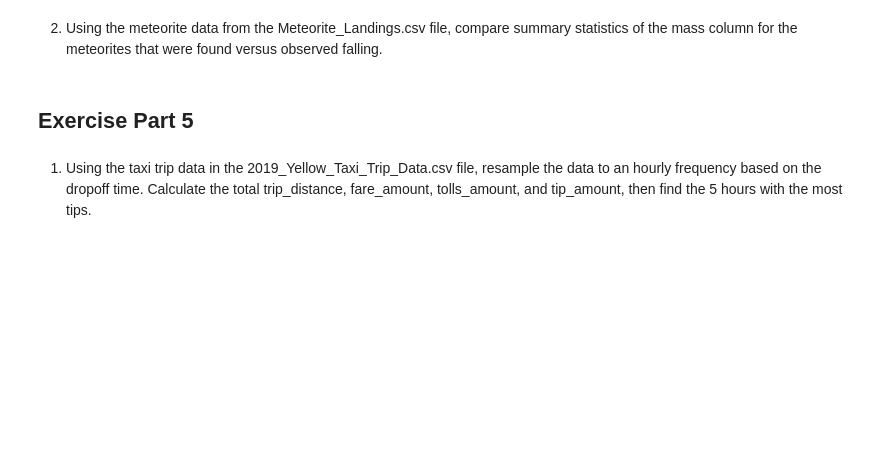
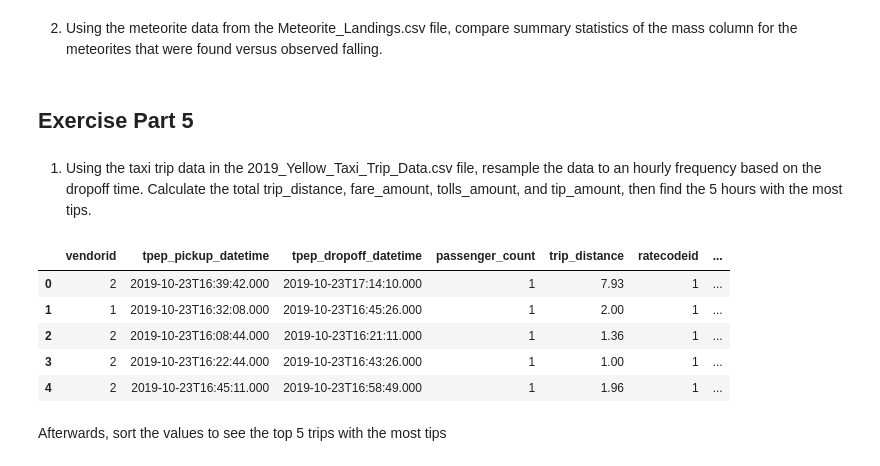
Before and after one commit to leon-pscl/CPE311_Computational-Thinking-with-Python, a Jupyter notebook: Midterm/Seatwork 7.2.ipynb, the cells around one changed output. Drawn from its saved outputs; the diff is of its cells as text; code cells hidden in the pictures; blank space fills up the shorter version.

```diff
--- a/Midterm/Seatwork 7.2.ipynb
+++ b/Midterm/Seatwork 7.2.ipynb
@@ -69,3 +69,15 @@ pivot.head()
 ## Exercise Part 5
 # %% [markdown]
 1. Using the taxi trip data in the 2019_Yellow_Taxi_Trip_Data.csv file, resample the data to an hourly frequency based on the dropoff time. Calculate the total trip_distance, fare_amount, tolls_amount, and tip_amount, then find the 5 hours with the most tips.
+# %%
+import pandas as pd
+import numpy as np
+taxi = pd.read_csv('datasets/2019_Yellow_Taxi_Trip_Data.csv')
+taxi.head(5)
+# %% [output]
+|  | vendorid | tpep_pickup_datetime | tpep_dropoff_datetime | passenger_count | trip_distance | ratecodeid | ... |
+| 0 | 2 | 2019-10-23T16:39:42.000 | 2019-10-23T17:14:10.000 | 1 | 7.93 | 1 | ... |
+| 1 | 1 | 2019-10-23T16:32:08.000 | 2019-10-23T16:45:26.000 | 1 | 2.00 | 1 | ... |
+| 2 | 2 | 2019-10-23T16:08:44.000 | 2019-10-23T16:21:11.000 | 1 | 1.36 | 1 | ... |
+| 3 | 2 | 2019-10-23T16:22:44.000 | 2019-10-23T16:43:26.000 | 1 | 1.00 | 1 | ... |
+| 4 | 2 | 2019-10-23T16:45:11.000 | 2019-10-23T16:58:49.000 | 1 | 1.96 | 1 | ... |
@@ -71,0 +87,2 @@ pivot.head()
+# %% [markdown]
+Afterwards, sort the values to see the top 5 trips with the most tips
```
Also changed, not shown: parts of 18 cells of this notebook.
